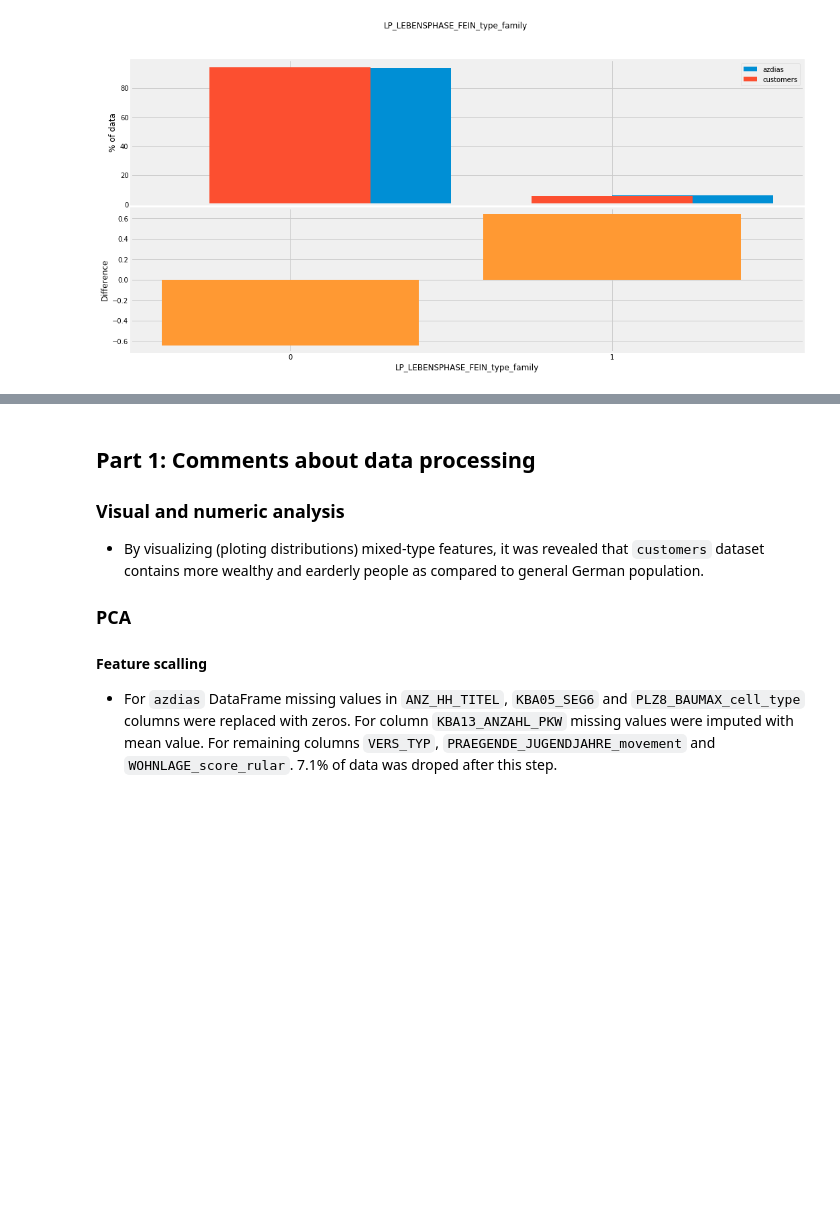
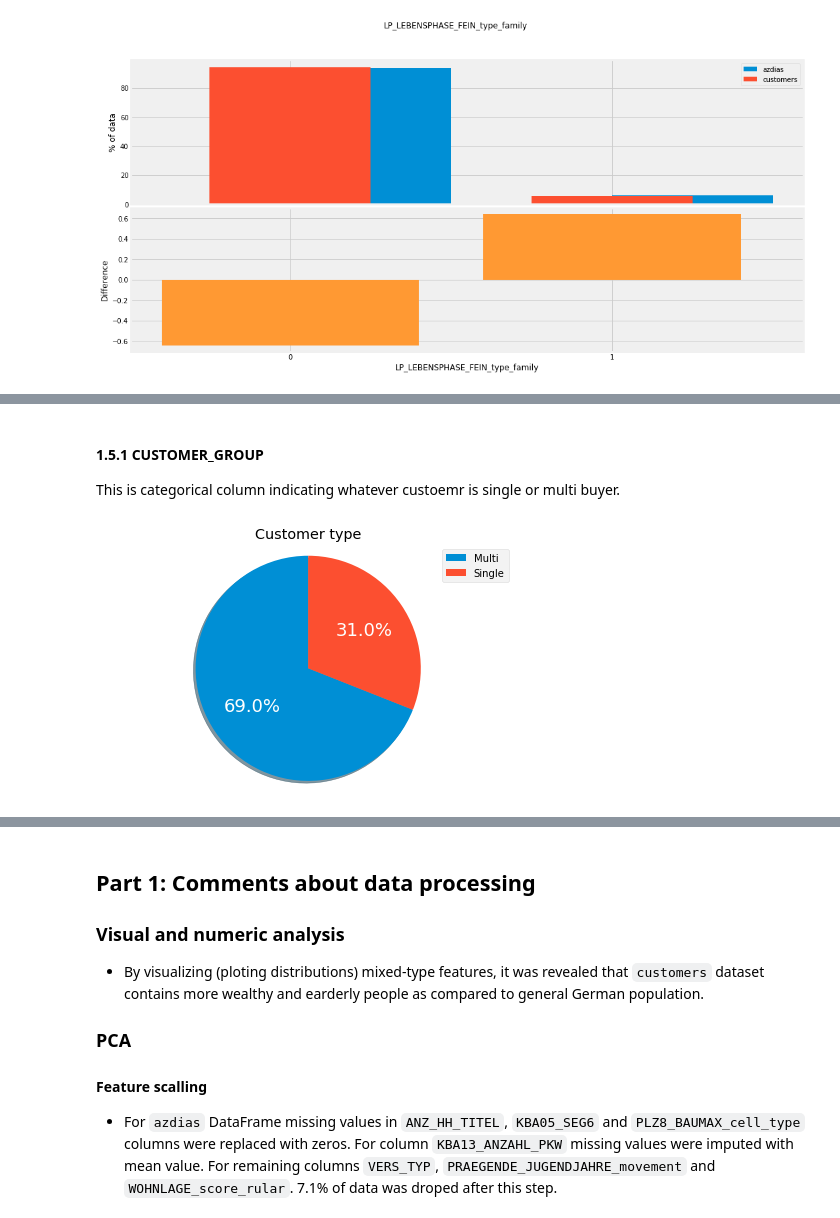
Before and after one commit to TK-Problem/nano_degree_DS, a Jupyter notebook: Capstone_project/Arvato_Project_Part_1.ipynb, the cells around one changed output, grey strips where cells are left out. Cells and saved outputs as stored; diff of their text form; code cells hidden in the pictures; blank space fills up the shorter version.

Commit message:
plots for customer types made

```diff
--- a/Capstone_project/Arvato_Project_Part_1.ipynb
+++ b/Capstone_project/Arvato_Project_Part_1.ipynb
@@ -3283,0 +3288,4 @@ LP_LEBENSPHASE_FEIN_type_family: attribute not found
+# %%
+# create new DataFrame for 3 extra columns
+customers_special = customers_1[['CUSTOMER_GROUP', 'ONLINE_PURCHASE', 'PRODUCT_GROUP']]
+customers_special.head()
@@ -3283,0 +3299,19 @@ LP_LEBENSPHASE_FEIN_type_family: attribute not found
+# %% [markdown]
+#### 1.5.1 CUSTOMER_GROUP
+
+This is categorical column indicating whatever custoemr is single or multi buyer.
+# %%
+# calculate procentages for single and multibuyers
+_ = customers_special['CUSTOMER_GROUP'].value_counts() / customers_special['CUSTOMER_GROUP'].size * 100
+
+patches, texts, autotexts = plt.pie(_.values, shadow=True, autopct='%1.1f%%', startangle=90)
+for autotext in autotexts:
+    autotext.set_color('w')
+    autotext.set_fontsize(18)
+
+plt.title("Customer type")
+plt.legend(patches, ["Multi", "Single"], loc="best")
+plt.axis('equal')
+plt.tight_layout()
+# %% [output]
+[figure, added]
```
Also changed, not shown: parts of 6 cells of this notebook.
